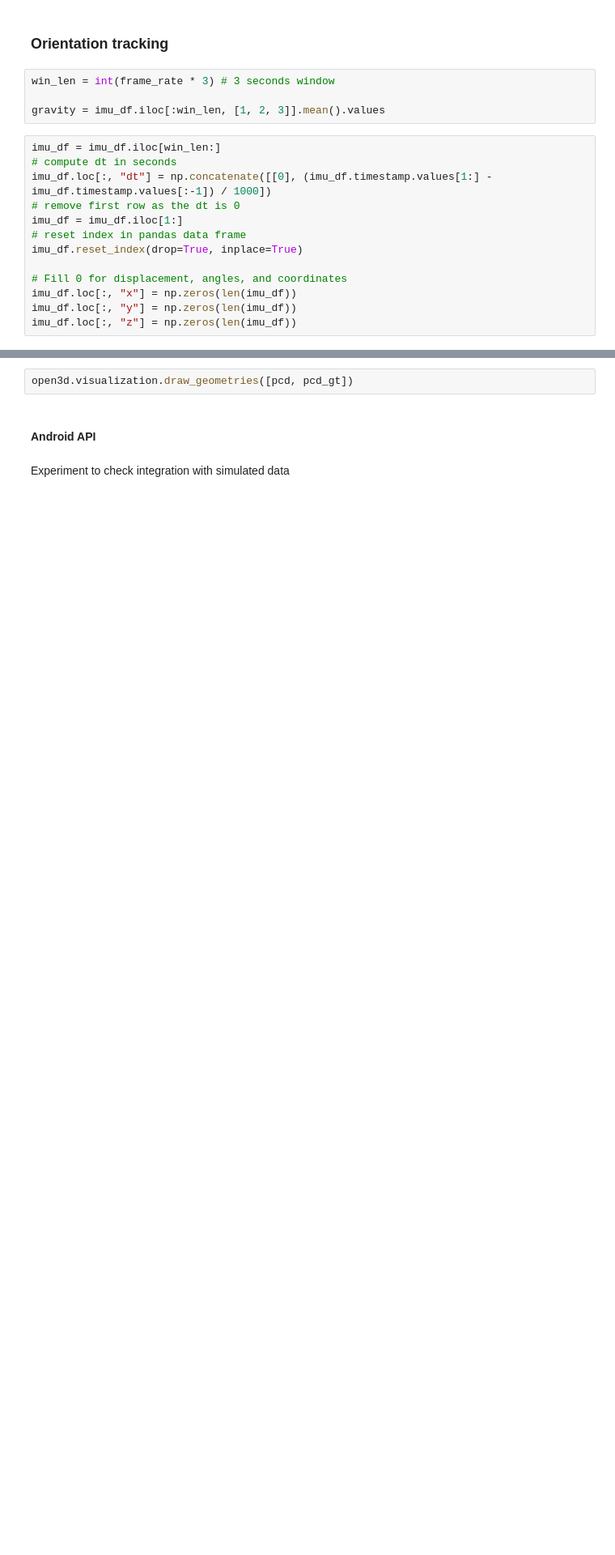
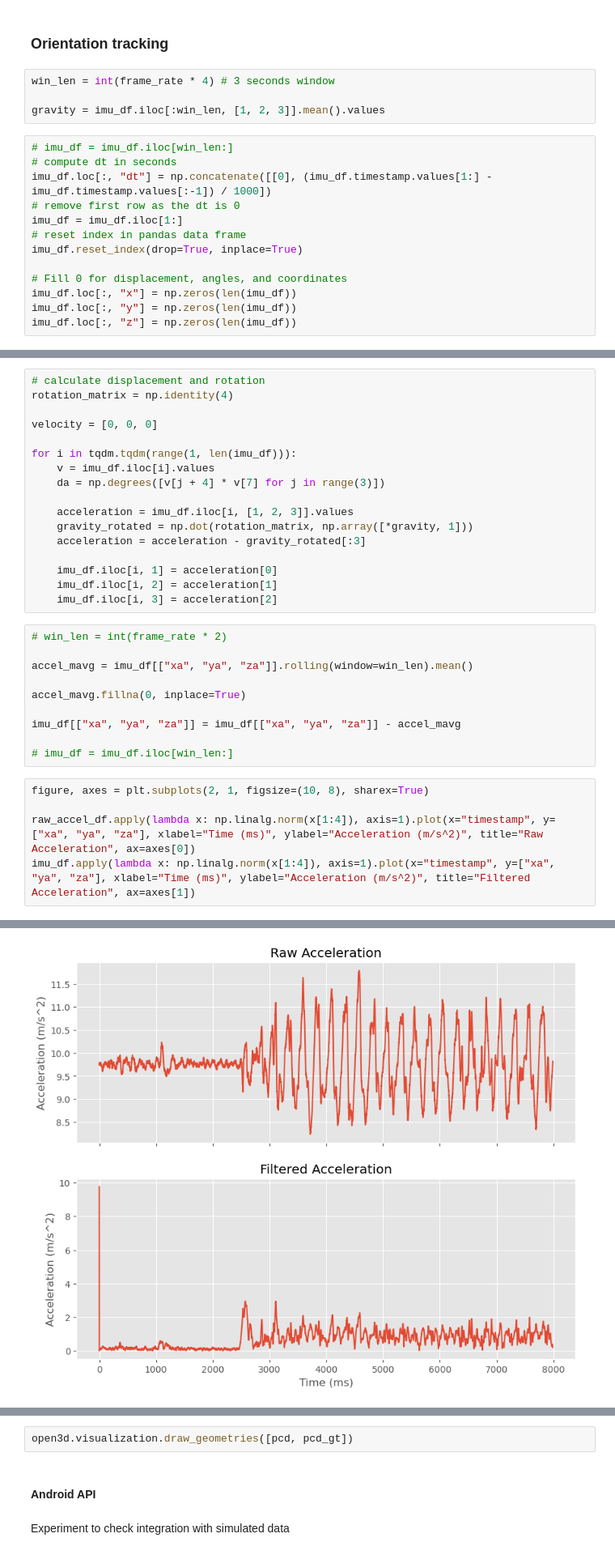
Before and after one commit to localization-as-a-service/local-registration, a Jupyter notebook: imu_trajectory_estimation.ipynb, the cells around one changed output, grey strips where cells are left out. Shown at 81% size. Drawn from its saved outputs; the diff is of its cells as text; blank space fills up the shorter version.

Commit message:
added a filter to orientation tracking;fixed rotation issue with orientation tracking

```diff
--- a/imu_trajectory_estimation.ipynb
+++ b/imu_trajectory_estimation.ipynb
@@ -514,11 +505,11 @@ result.plot(x="timestamp_gt", y="error", xlabel="Timestamp", ylabel="Error (m)",
 # %% [markdown]
 ### Orientation tracking
 # %%
-win_len = int(frame_rate * 3) # 3 seconds window
+win_len = int(frame_rate * 4) # 3 seconds window
 
 gravity = imu_df.iloc[:win_len, [1, 2, 3]].mean().values
 # %%
-imu_df = imu_df.iloc[win_len:]
+# imu_df = imu_df.iloc[win_len:]
 # compute dt in seconds
 imu_df.loc[:, "dt"] = np.concatenate([[0], (imu_df.timestamp.values[1:] - imu_df.timestamp.values[:-1]) / 1000])
 # remove first row as the dt is 0
@@ -534,0 +524,33 @@ accel_df = pd.DataFrame(columns=["timestamp", "x", "y", "z"])
+# %%
+# calculate displacement and rotation
+rotation_matrix = np.identity(4)
+
+velocity = [0, 0, 0]
+
+for i in tqdm.tqdm(range(1, len(imu_df))):
+    v = imu_df.iloc[i].values
+    da = np.degrees([v[j + 4] * v[7] for j in range(3)])
+
+    acceleration = imu_df.iloc[i, [1, 2, 3]].values
+    gravity_rotated = np.dot(rotation_matrix, np.array([*gravity, 1]))
+    acceleration = acceleration - gravity_rotated[:3]
+
+    imu_df.iloc[i, 1] = acceleration[0]
+    imu_df.iloc[i, 2] = acceleration[1]
+    imu_df.iloc[i, 3] = acceleration[2]
+# %%
+# win_len = int(frame_rate * 2)
+
+accel_mavg = imu_df[["xa", "ya", "za"]].rolling(window=win_len).mean()
+
+accel_mavg.fillna(0, inplace=True)
+
+imu_df[["xa", "ya", "za"]] = imu_df[["xa", "ya", "za"]] - accel_mavg
+
+# imu_df = imu_df.iloc[win_len:]
+# %%
+figure, axes = plt.subplots(2, 1, figsize=(10, 8), sharex=True)
+
+raw_accel_df.apply(lambda x: np.linalg.norm(x[1:4]), axis=1).plot(x="timestamp", y=["xa", "ya", "za"], xlabel="Time (ms)", ylabel="Acceleration (m/s^2)", title="Raw Acceleration", ax=axes[0])
+imu_df.apply(lambda x: np.linalg.norm(x[1:4]), axis=1).plot(x="timestamp", y=["xa", "ya", "za"], xlabel="Time (ms)", ylabel="Acceleration (m/s^2)", title="Filtered Acceleration", ax=axes[1])
+# %% [output]
@@ -534,0 +558 @@ accel_df = pd.DataFrame(columns=["timestamp", "x", "y", "z"])
+[figure, added]
```
Also changed, not shown: parts of 12 cells of this notebook, 2 other files.
